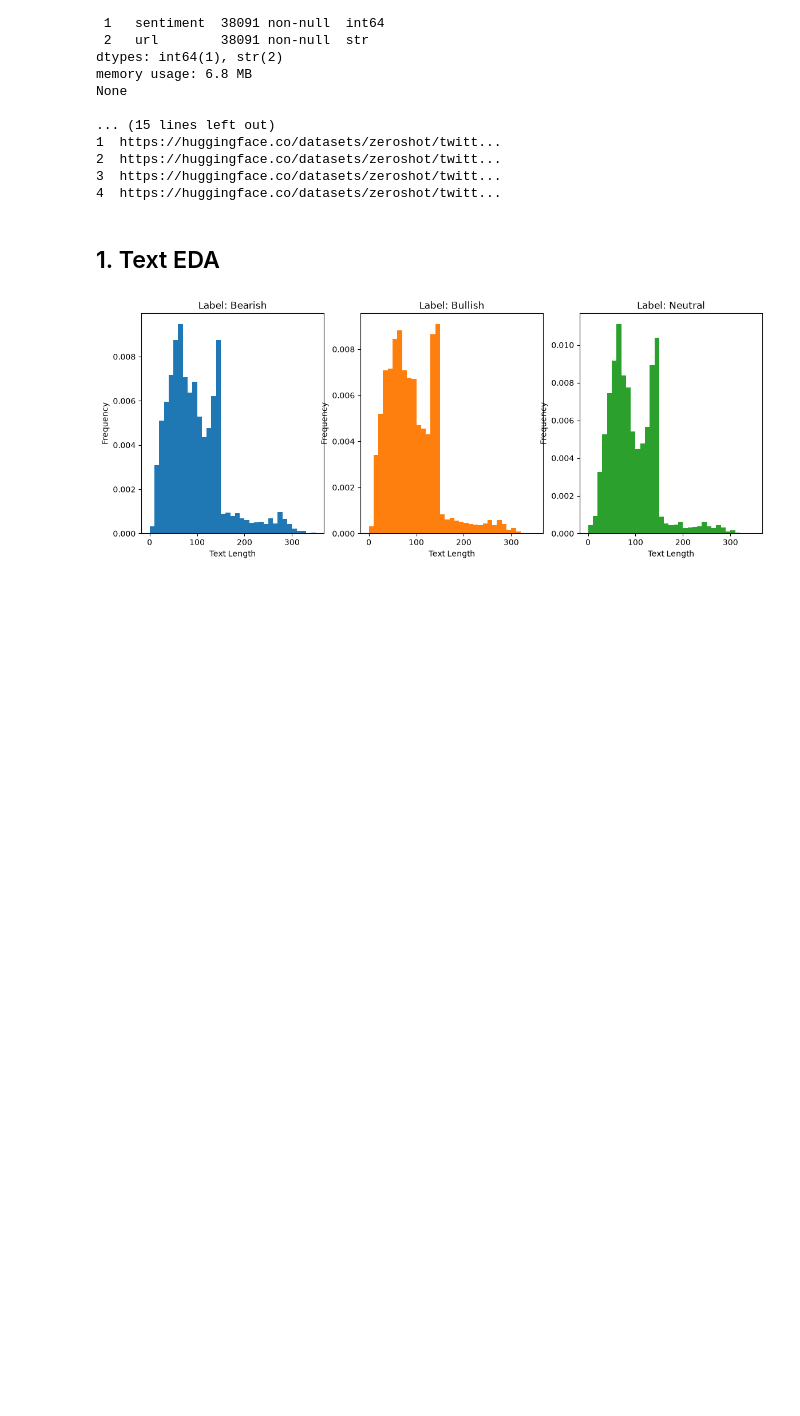
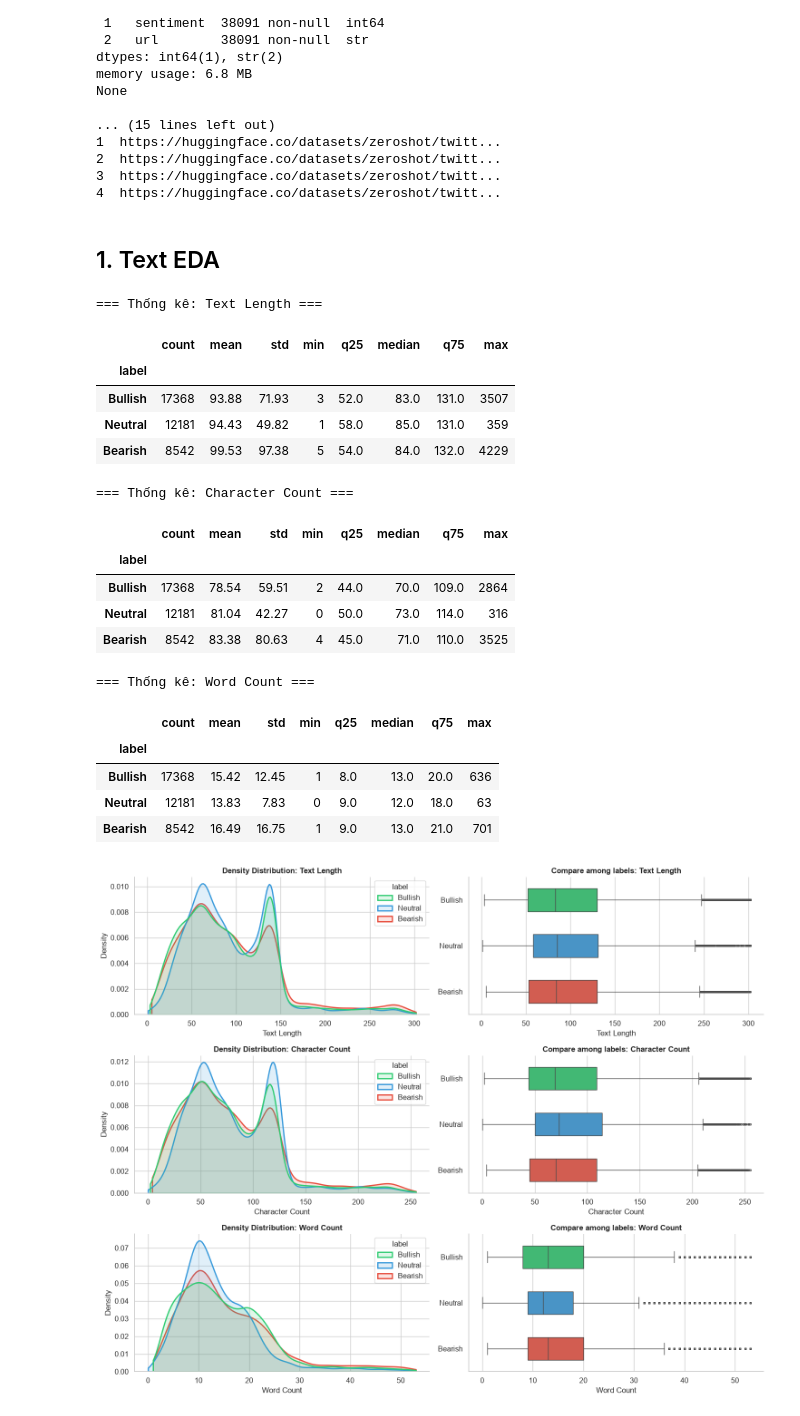
Before and after one commit to Quanbro07/data-mining, a Jupyter notebook: book/06_text_preprocessing.ipynb, the cells around one changed output. Drawn from its saved outputs; the diff is of its cells as text; code cells hidden in the pictures; blank space fills up the shorter version.

Commit message:
Done Word Distribution Plot

```diff
--- a/book/06_text_preprocessing.ipynb
+++ b/book/06_text_preprocessing.ipynb
@@ -89,4 +163,23 @@ def plot_text_eda(text: pd.Series, label: pd.Series):
 # %%
-plot_text_eda(df["tweet"], df['label'])
+eda_df = plot_text_eda(df["tweet"], df['label'])
+df = pd.concat([df, eda_df], axis=1)
 # %% [output]
+=== Thống kê: Text Length ===
+|  | count | mean | std | min | q25 | median | q75 | max |
+| label |  |  |  |  |  |  |  |  |
+| Bullish | 17368 | 93.88 | 71.93 | 3 | 52.0 | 83.0 | 131.0 | 3507 |
+| Neutral | 12181 | 94.43 | 49.82 | 1 | 58.0 | 85.0 | 131.0 | 359 |
+| Bearish | 8542 | 99.53 | 97.38 | 5 | 54.0 | 84.0 | 132.0 | 4229 |
+=== Thống kê: Character Count ===
+|  | count | mean | std | min | q25 | median | q75 | max |
+| label |  |  |  |  |  |  |  |  |
+| Bullish | 17368 | 78.54 | 59.51 | 2 | 44.0 | 70.0 | 109.0 | 2864 |
+| Neutral | 12181 | 81.04 | 42.27 | 0 | 50.0 | 73.0 | 114.0 | 316 |
+| Bearish | 8542 | 83.38 | 80.63 | 4 | 45.0 | 71.0 | 110.0 | 3525 |
+=== Thống kê: Word Count ===
+|  | count | mean | std | min | q25 | median | q75 | max |
+| label |  |  |  |  |  |  |  |  |
+| Bullish | 17368 | 15.42 | 12.45 | 1 | 8.0 | 13.0 | 20.0 | 636 |
+| Neutral | 12181 | 13.83 | 7.83 | 0 | 9.0 | 12.0 | 18.0 | 63 |
+| Bearish | 8542 | 16.49 | 16.75 | 1 | 9.0 | 13.0 | 21.0 | 701 |
-[figure, old version]
+[figure, new version]
```
Also changed, not shown: parts of 6 cells of this notebook, 1 other file.
